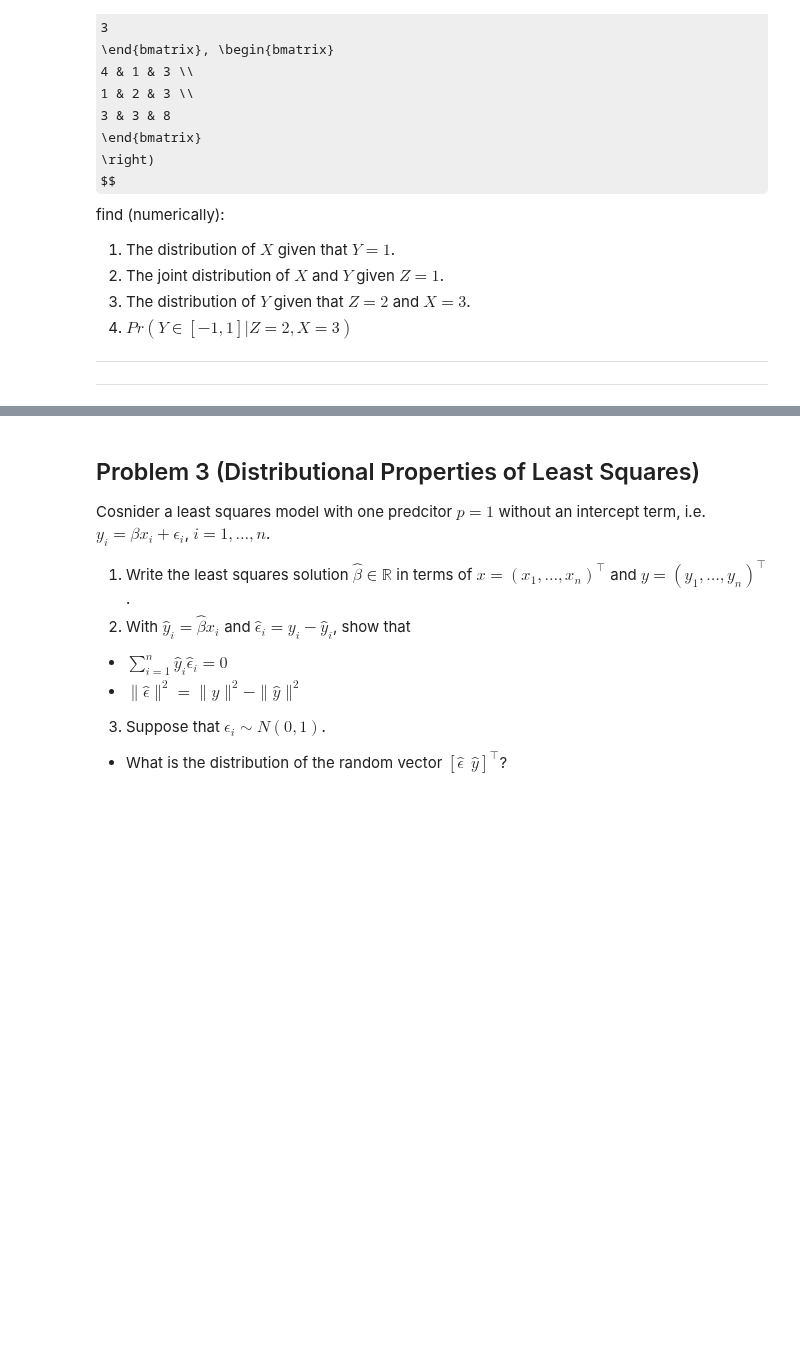
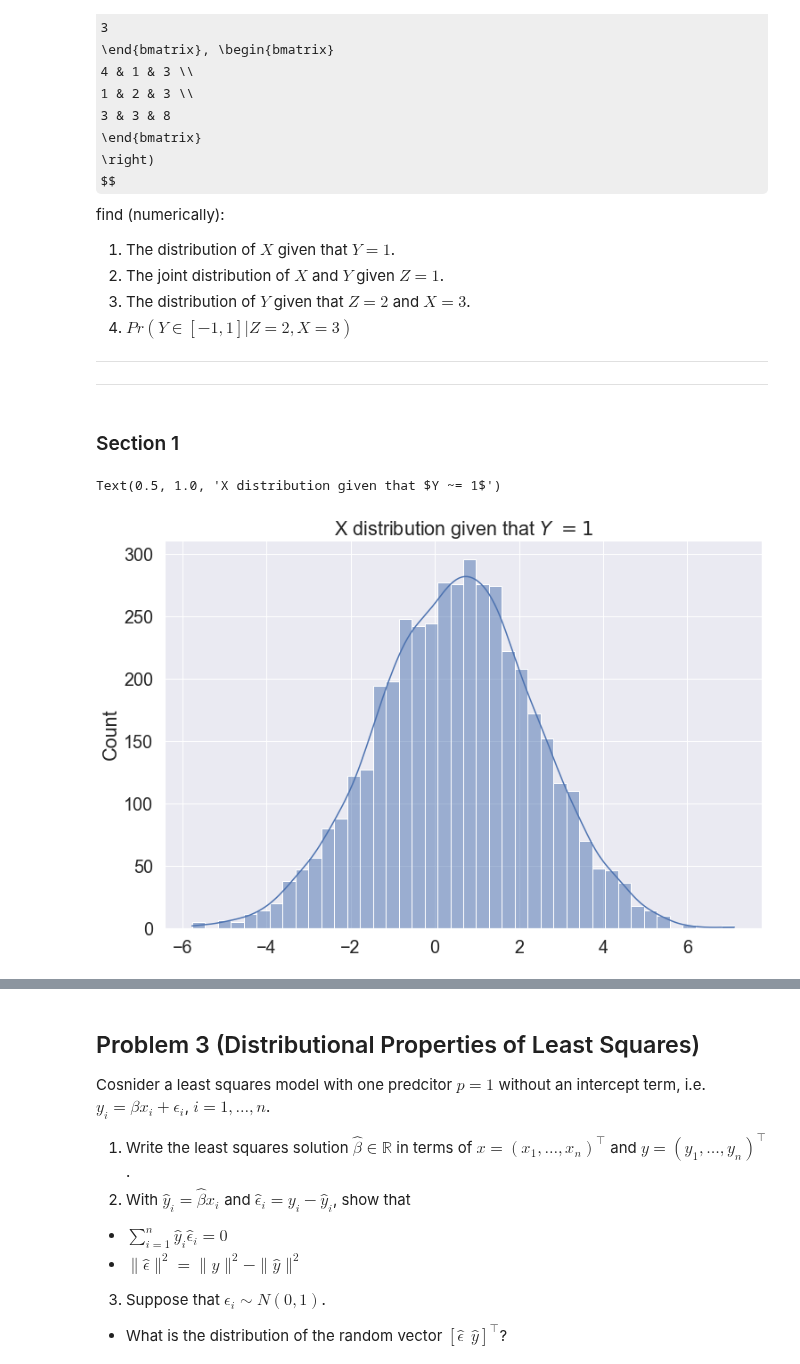
Before and after one commit to EyalMichaeli/IDC_masters, a Jupyter notebook: semester_2/stat/Exercises/Eyal/EX2/hw2.ipynb, the cells around one changed output, grey strips where cells are left out. Cells and saved outputs as stored; diff of their text form; code cells hidden in the pictures; some formulas as TeX source; blank space fills up the shorter version.

```diff
--- a/semester_2/stat/Exercises/Eyal/EX2/hw2.ipynb
+++ b/semester_2/stat/Exercises/Eyal/EX2/hw2.ipynb
@@ -243,3 +285,22 @@ find (numerically):
 4. $Pr(Y \in [-1,1] | Z=2, X=3)$
 <hr>
 <hr>
+# %% [markdown]
+### Section 1
+# %%
+SIZE = 1000000
+MEAN = np.array([1, 2, 3])
+COV = [
+    [4, 1, 3],
+    [1, 2, 3],
+    [3, 3, 8]
+]
+samples = np.random.multivariate_normal(mean=MEAN, cov=COV, size=SIZE)
+x, y, z = samples[: , 0], samples[: , 1], samples[: , 2]
+# %%
+y_is_1_indices = np.where( (y > 0.99) & (y < 1.01) )
+sns.histplot(x[y_is_1_indices], kde=True)
+plt.title("X distribution given that $Y ~= 1$")
+# %% [output]
+Text(0.5, 1.0, 'X distribution given that $Y ~= 1$')
+[figure, added]
```
Also changed, not shown: parts of 28 cells of this notebook, 1 other file.
